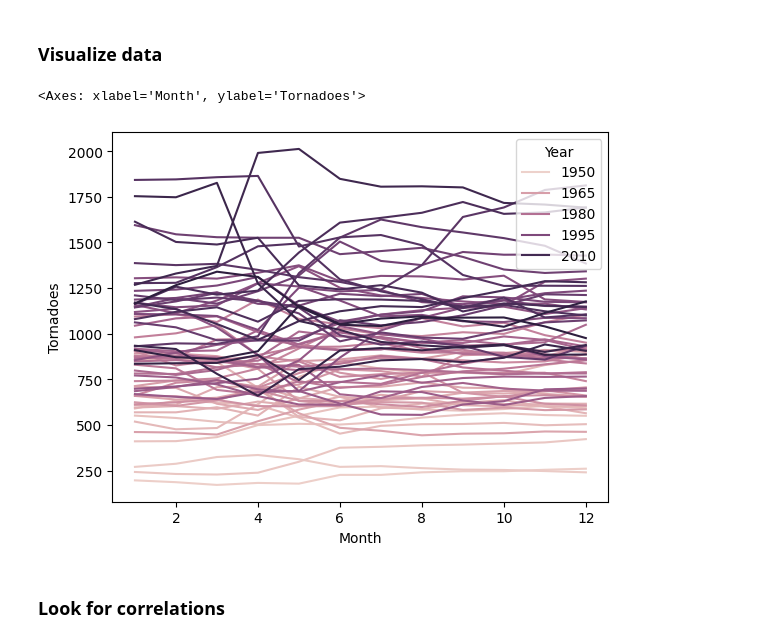
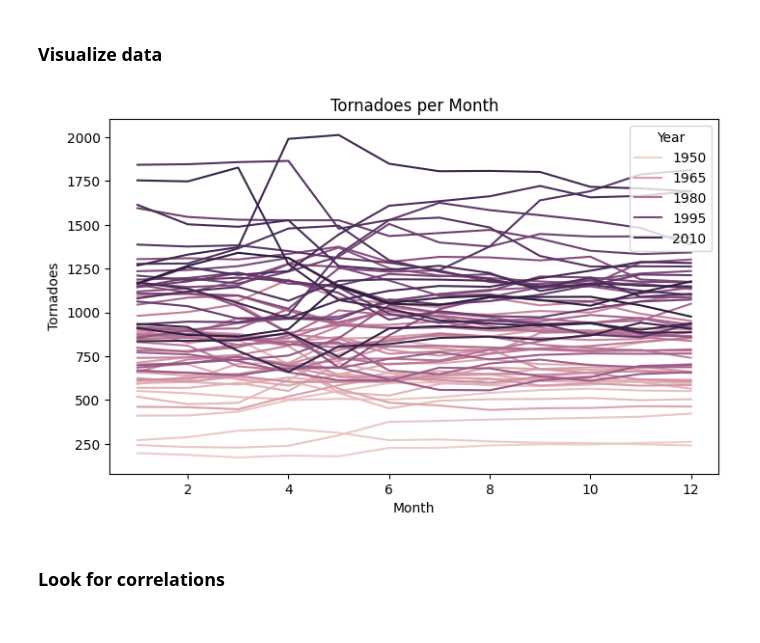
Before and after one commit to PopsicleMud/tornado-history, a Jupyter notebook: tornado-history.ipynb, the cells around one changed output. Cells and saved outputs as stored; diff of their text form; code cells hidden in the pictures.

Commit message:
plot update

```diff
--- a/tornado-history.ipynb
+++ b/tornado-history.ipynb
@@ -94,9 +94,12 @@ df.to_csv('temp_and_tornadoes.csv',index = False)
 ### Visualize data
 # %%
 sns.lineplot(data = df, x = 'Month', y = 'Tornadoes', hue = 'Year')
+plt.tight_layout()
+plt.title('Tornadoes per Month')
+plt.gcf().set_size_inches(7.4,4.34)
+plt.savefig('tornado_count_plot.png', dpi=150)
 # %% [output]
-<Axes: xlabel='Month', ylabel='Tornadoes'>
-[figure, old version]
+[figure, new version]
 # %% [markdown]
 ### Look for correlations
 # %%
```
Also changed, not shown: 1 other file.
